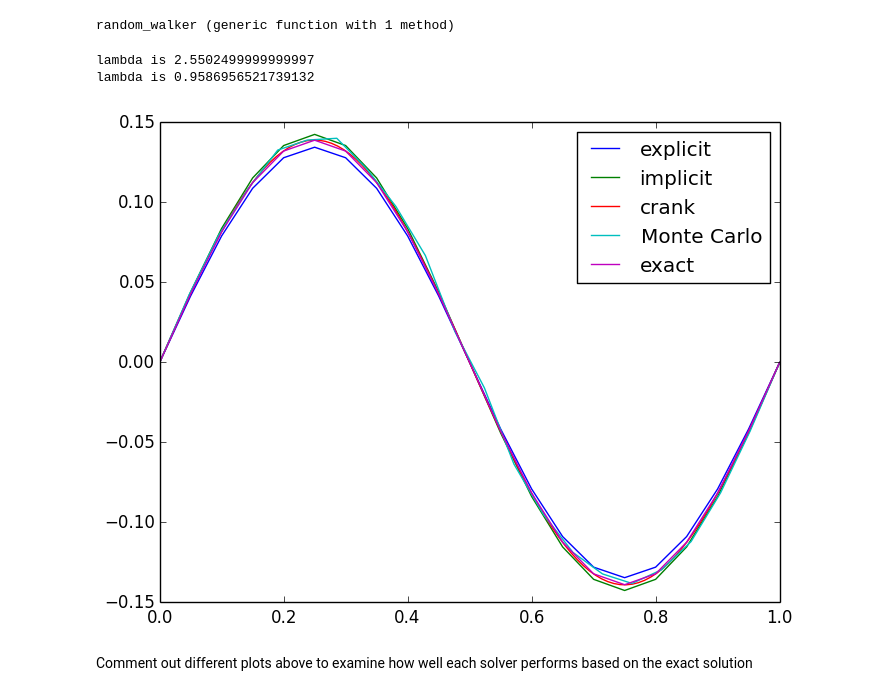
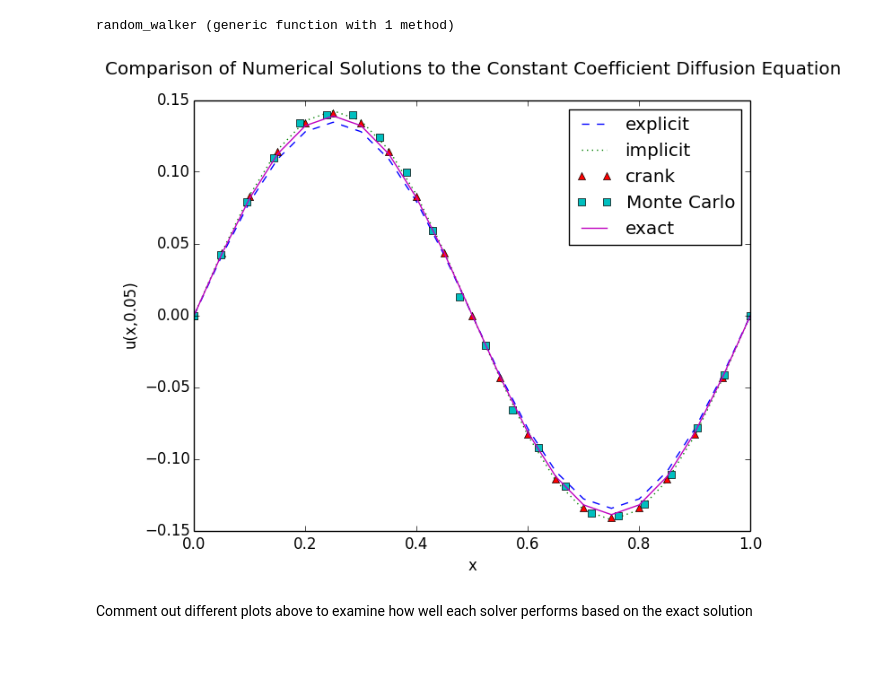
Before and after one commit to sennosays/project, a Jupyter notebook: Diffusion Examples.ipynb, the cells around one changed output. Saved outputs shown, nothing was run; the diff lists cells and outputs as text; code cells hidden in the pictures; blank space fills up the shorter version.

```diff
--- a/Diffusion Examples.ipynb
+++ b/Diffusion Examples.ipynb
@@ -72,20 +74,20 @@ tf = 0.05;
 
 e_sol, e_x = explicit_solver(u0_test,xi,xf,tf,D,19);
 i_sol, i_x = implicit_solver(u0_test,xi,xf,tf,D,19,200);
-c_sol, c_x = crank_solver(u0_test,xi,xf,tf,D,100,200);
+c_sol, c_x = crank_solver(u0_test,xi,xf,tf,D,19,200);
 mc_sol, mc_x = MC_crank_solver(u0_test,xi,xf,tf,D,20,50000);
-# %% [output]
-lambda is 2.5502499999999997
-lambda is 0.9586956521739132
 # %%
-plot(e_x,e_sol);
-plot(i_x,i_sol);
-plot(c_x,c_sol);
-plot(mc_x,mc_sol);
+plot(e_x,e_sol,"--");
+plot(i_x,i_sol,":");
+plot(c_x,c_sol,"^");
+plot(mc_x,mc_sol,"s");
 plot(e_x,map(a->exact_solution_test(a,tf),e_x));
 legend(["explicit","implicit","crank","Monte Carlo","exact"]);
+title("Comparison of Numerical Solutions to the Constant Coefficient Diffusion Equation\n")
+ylabel("u(x,0.05)");
+xlabel("x");
 # %% [output]
-[figure, old version]
+[figure, new version]
 # %% [markdown]
 Comment out different plots above to examine how well each solver performs based on the exact solution
 # %% [markdown]
```
Also changed, not shown: 4 other files.
